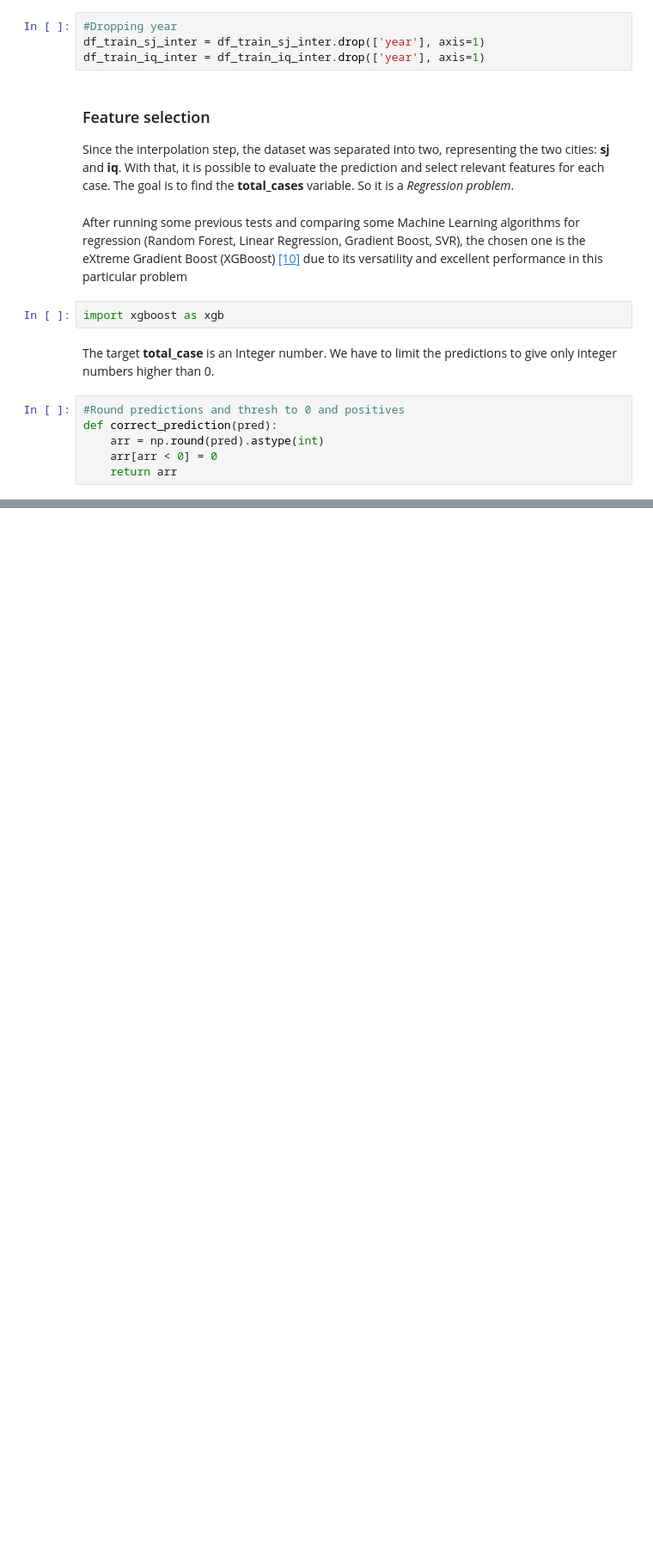
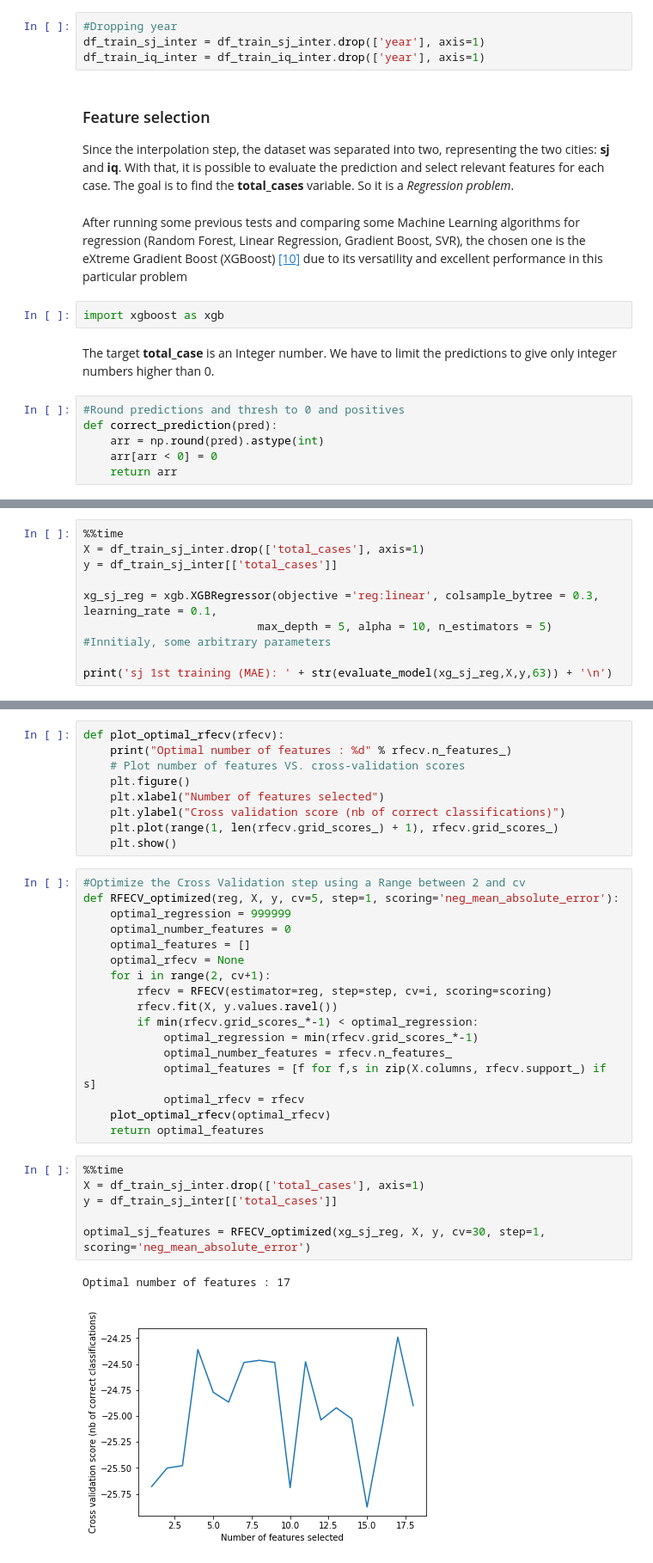
Before and after one commit to bfroz/Projects, a Jupyter notebook: DengAI - Predicting Disease Spread/DengAI - Predicting Disease Spread.ipynb, the cells around one changed output, grey strips where cells are left out. Shown at 86% size. Cells and saved outputs as stored; diff of their text form; blank space fills up the shorter version.

```diff
--- a/DengAI - Predicting Disease Spread/DengAI - Predicting Disease Spread.ipynb
+++ b/DengAI - Predicting Disease Spread/DengAI - Predicting Disease Spread.ipynb
@@ -558,0 +423,9 @@ TODO:
+# %%
+%%time
+X = df_train_sj_inter.drop(['total_cases'], axis=1)
+y = df_train_sj_inter[['total_cases']]
+
+xg_sj_reg = xgb.XGBRegressor(objective ='reg:linear', colsample_bytree = 0.3, learning_rate = 0.1,
+                          max_depth = 5, alpha = 10, n_estimators = 5) #Innitialy, some arbitrary parameters
+
+print('sj 1st training (MAE): ' + str(evaluate_model(xg_sj_reg,X,y,63)) + '\n')
@@ -558,0 +457,35 @@ TODO:
+# %%
+def plot_optimal_rfecv(rfecv):
+    print("Optimal number of features : %d" % rfecv.n_features_)
+    # Plot number of features VS. cross-validation scores
+    plt.figure()
+    plt.xlabel("Number of features selected")
+    plt.ylabel("Cross validation score (nb of correct classifications)")
+    plt.plot(range(1, len(rfecv.grid_scores_) + 1), rfecv.grid_scores_)
+    plt.show()
+# %%
+#Optimize the Cross Validation step using a Range between 2 and cv
+def RFECV_optimized(reg, X, y, cv=5, step=1, scoring='neg_mean_absolute_error'):
+    optimal_regression = 999999
+    optimal_number_features = 0
+    optimal_features = []
+    optimal_rfecv = None
+    for i in range(2, cv+1):
+        rfecv = RFECV(estimator=reg, step=step, cv=i, scoring=scoring)
+        rfecv.fit(X, y.values.ravel())
+        if min(rfecv.grid_scores_*-1) < optimal_regression:
+            optimal_regression = min(rfecv.grid_scores_*-1)
+            optimal_number_features = rfecv.n_features_
+            optimal_features = [f for f,s in zip(X.columns, rfecv.support_) if s]
+            optimal_rfecv = rfecv
+    plot_optimal_rfecv(optimal_rfecv)
+    return optimal_features
+# %%
+%%time
+X = df_train_sj_inter.drop(['total_cases'], axis=1)
+y = df_train_sj_inter[['total_cases']]
+
+optimal_sj_features = RFECV_optimized(xg_sj_reg, X, y, cv=30, step=1, scoring='neg_mean_absolute_error')
+# %% [output]
+Optimal number of features : 17
+[figure, added]
```
Also changed, not shown: parts of 45 cells of this notebook.
